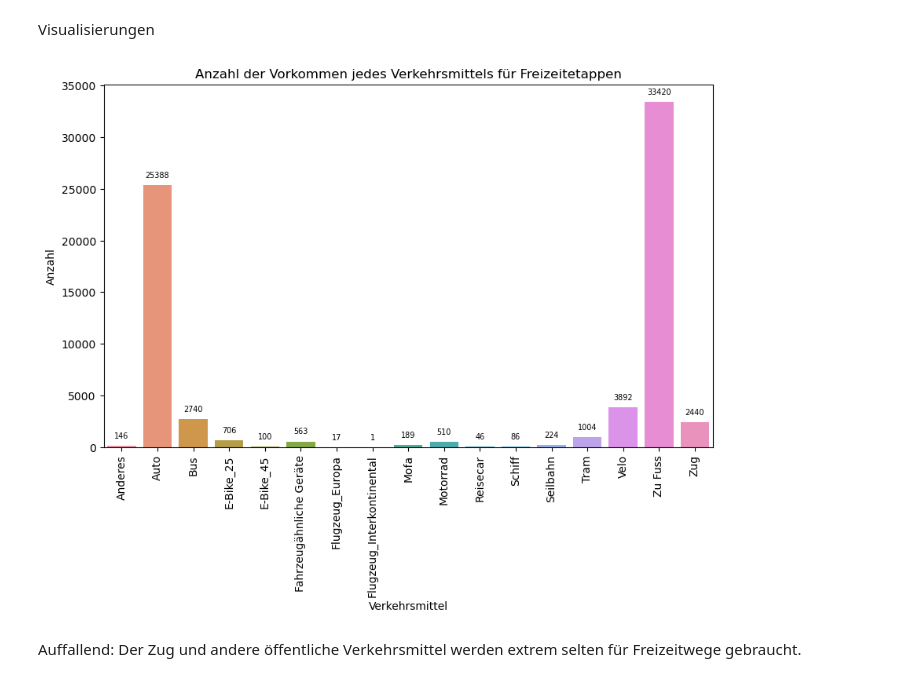
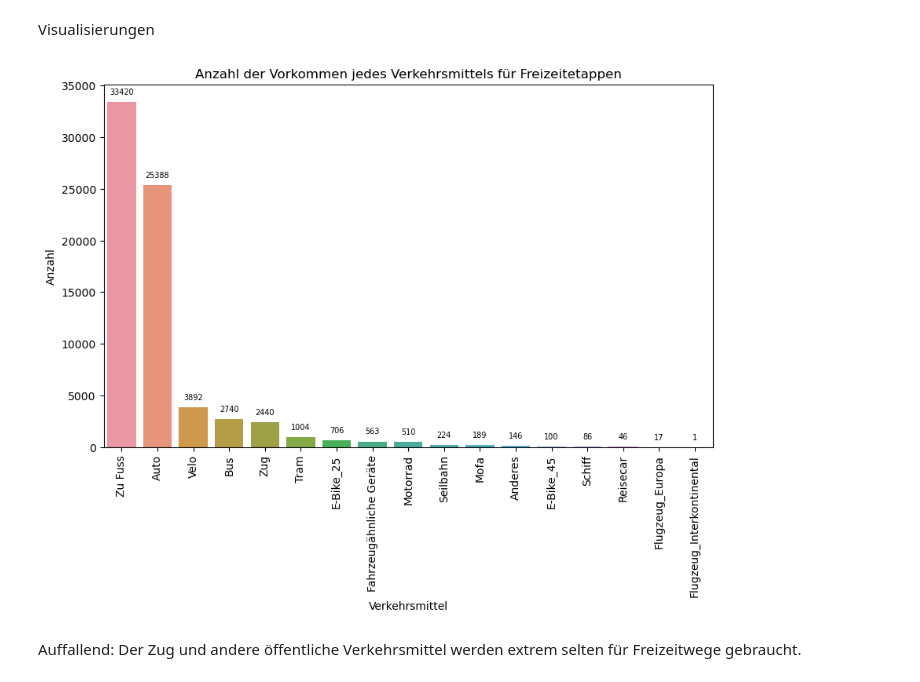
Before and after one commit to larissa-marti/ANM_Gruppe_Y, a Jupyter notebook: fahrzeuge.ipynb, the cells around one changed output. Saved outputs shown, nothing was run; the diff lists cells and outputs as text; code cells hidden in the pictures.

```diff
--- a/fahrzeuge.ipynb
+++ b/fahrzeuge.ipynb
@@ -605,35 +631,35 @@ wege_freizeit_agg.to_csv(
 Visualisierungen
 # %%
 # Zählen der Vorkommen jedes Verkehrsmittels
-verkehrsmittel_count = etappen_freizeit["Verkehrsmittel"].value_counts().sort_index()
+verkehrsmittel_count = etappen_freizeit["Verkehrsmittel"].value_counts()
 
 # Erstellen des Barplots
 plt.figure(figsize=(10, 6))
 ax = sns.barplot(x=verkehrsmittel_count.index, y=verkehrsmittel_count.values)
 
 # Hinzufügen von Achsenbeschriftungen und Titel
 plt.xlabel("Verkehrsmittel")
 plt.ylabel("Anzahl")
 plt.title("Anzahl der Vorkommen jedes Verkehrsmittels für Freizeitetappen")
 plt.xticks(rotation=90)
 
 # Säulen mit den jeweiligen Werten beschriften
 for p in ax.patches:
     ax.annotate(
         f"{int(p.get_height())}",  # Verwendung von int() zum Entfernen der Kommastellen
         (p.get_x() + p.get_width() / 2.0, p.get_height()),
         ha="center",
         va="center",
         fontsize=7,
         color="black",
         xytext=(0, 9),
         textcoords="offset points",
     )
 
 # Plot anzeigen
 plt.show()
 # %% [output]
-[figure, old version]
+[figure, new version]
 # %% [markdown]
 Auffallend: Der Zug und andere öffentliche Verkehrsmittel werden extrem selten für Freizeitwege gebraucht.
 # %%
```
Also changed, not shown: parts of 9 cells of this notebook, 2 other files.
